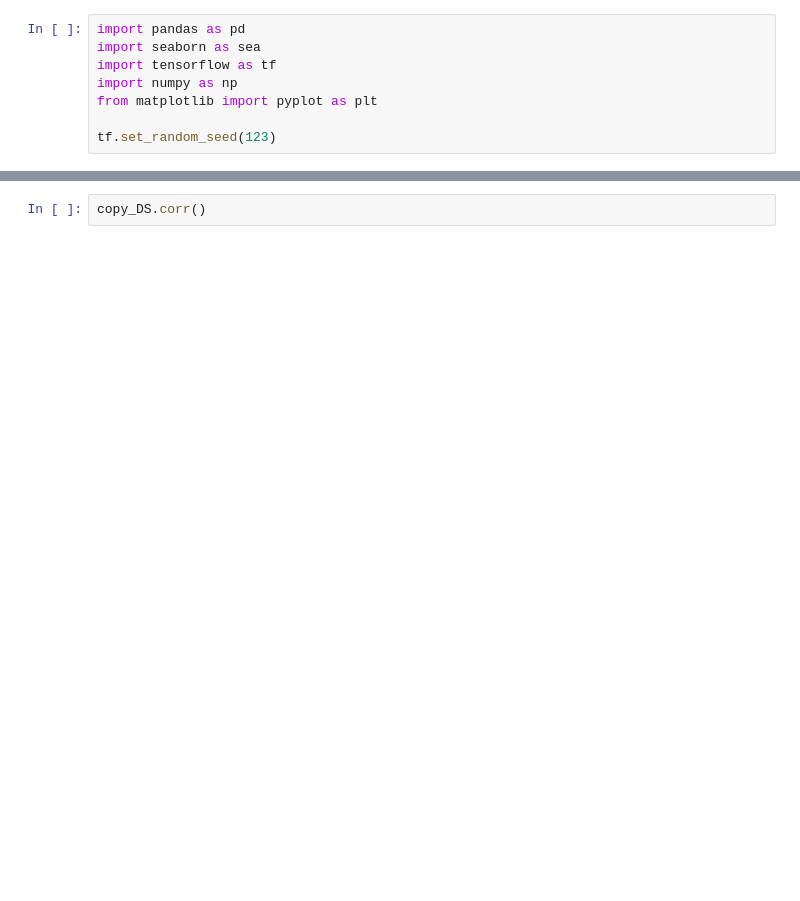
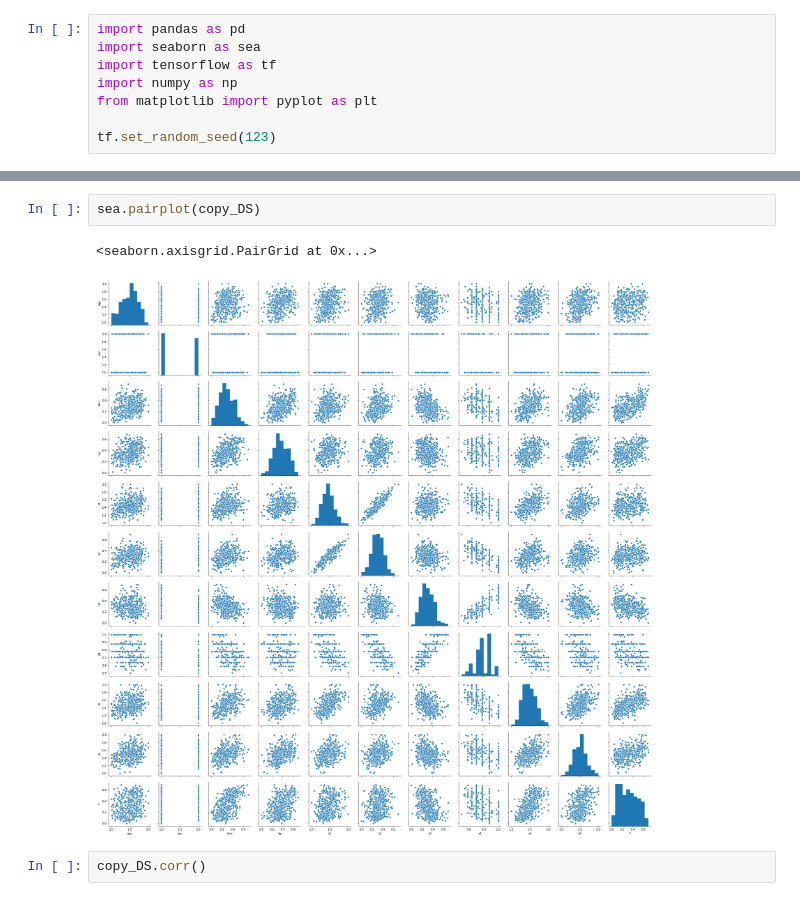
Before and after one commit to ann-2018-03/evaluacion-Lirb, a Jupyter notebook: Diabetes/Untitled.ipynb, the cells around one changed output, grey strips where cells are left out. Saved outputs shown, nothing was run; the diff lists cells and outputs as text; blank space fills up the shorter version.

```diff
--- a/Diabetes/Untitled.ipynb
+++ b/Diabetes/Untitled.ipynb
@@ -40,3 +53,8 @@ copy_DS.head()
+# %%
+sea.pairplot(copy_DS)
+# %% [output]
+<seaborn.axisgrid.PairGrid at 0x...>
+[figure, added]
 # %%
 copy_DS.corr()
 # %% [output]
```
Also changed, not shown: parts of 10 cells of this notebook.
